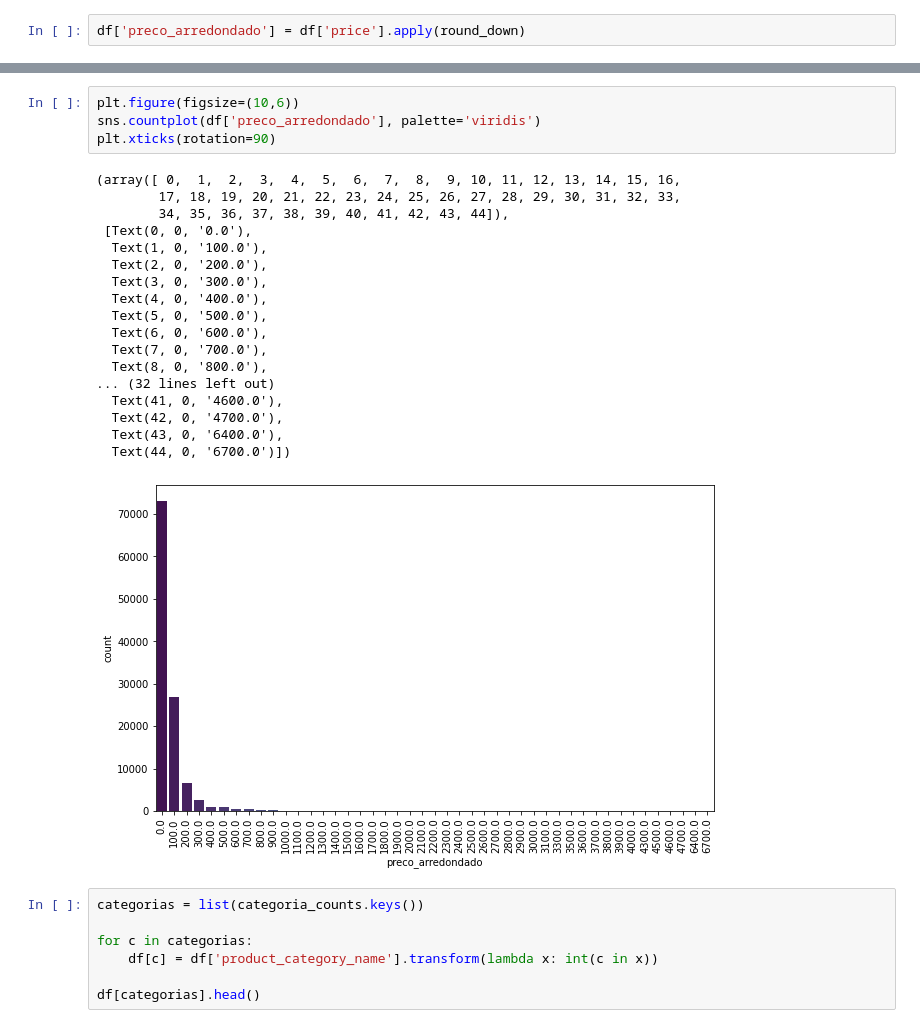
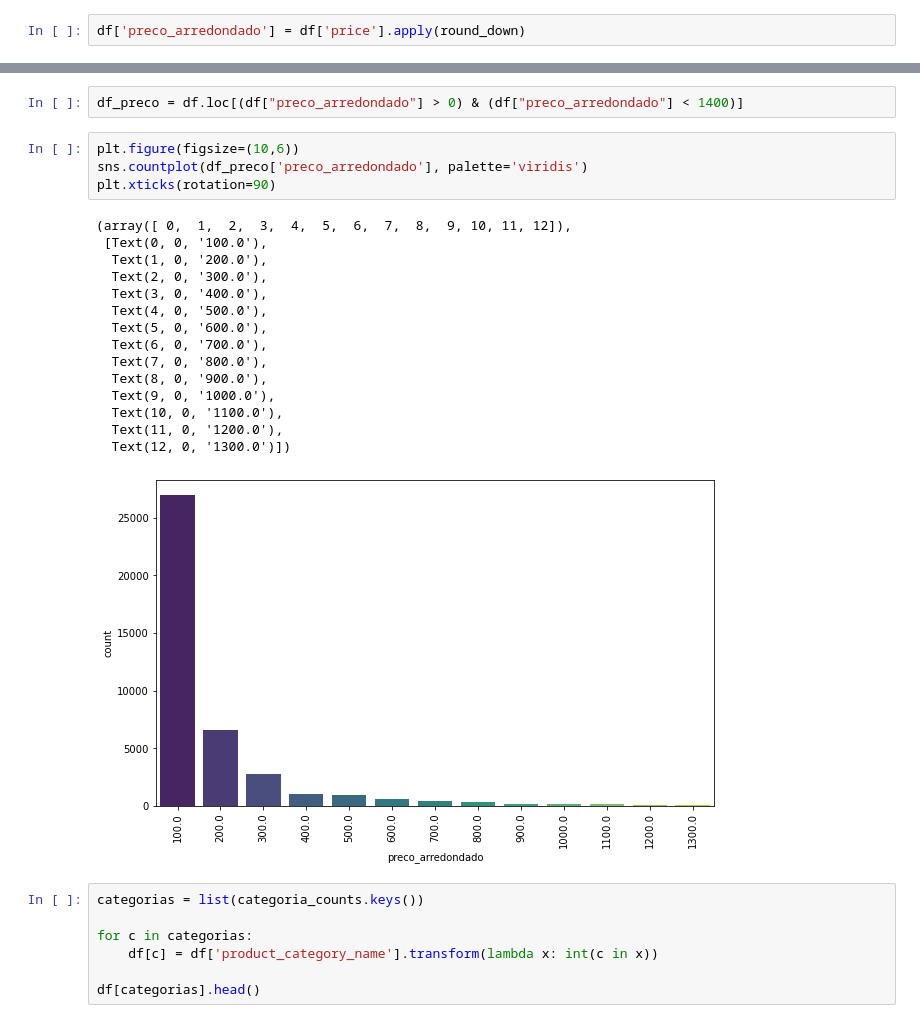
Before and after one commit to arcursino/credit-bureau, a Jupyter notebook: olist/recomendacao-parte2.ipynb, the cells around one changed output, grey strips where cells are left out. Saved outputs shown, nothing was run; the diff lists cells and outputs as text.

```diff
--- a/olist/recomendacao-parte2.ipynb
+++ b/olist/recomendacao-parte2.ipynb
@@ -100,26 +143,25 @@ df['preco_arredondado'] = df['price'].apply(round_down)
+# %%
+df_preco = df.loc[(df["preco_arredondado"] > 0) & (df["preco_arredondado"] < 1400)]
 # %%
 plt.figure(figsize=(10,6))
-sns.countplot(df['preco_arredondado'], palette='viridis')
+sns.countplot(df_preco['preco_arredondado'], palette='viridis')
 plt.xticks(rotation=90)
 # %% [output]
-(array([ 0,  1,  2,  3,  4,  5,  6,  7,  8,  9, 10, 11, 12, 13, 14, 15, 16,
-        17, 18, 19, 20, 21, 22, 23, 24, 25, 26, 27, 28, 29, 30, 31, 32, 33,
-        34, 35, 36, 37, 38, 39, 40, 41, 42, 43, 44]),
- [Text(0, 0, '0.0'),
-  Text(1, 0, '100.0'),
-  Text(2, 0, '200.0'),
-  Text(3, 0, '300.0'),
-  Text(4, 0, '400.0'),
-  Text(5, 0, '500.0'),
-  Text(6, 0, '600.0'),
-  Text(7, 0, '700.0'),
-  Text(8, 0, '800.0'),
-... (32 lines left out)
-  Text(41, 0, '4600.0'),
-  Text(42, 0, '4700.0'),
-  Text(43, 0, '6400.0'),
-  Text(44, 0, '6700.0')])
+(array([ 0,  1,  2,  3,  4,  5,  6,  7,  8,  9, 10, 11, 12]),
+ [Text(0, 0, '100.0'),
+  Text(1, 0, '200.0'),
+  Text(2, 0, '300.0'),
+  Text(3, 0, '400.0'),
+  Text(4, 0, '500.0'),
+  Text(5, 0, '600.0'),
+  Text(6, 0, '700.0'),
+  Text(7, 0, '800.0'),
+  Text(8, 0, '900.0'),
+  Text(9, 0, '1000.0'),
+  Text(10, 0, '1100.0'),
+  Text(11, 0, '1200.0'),
+  Text(12, 0, '1300.0')])
-[figure, old version]
+[figure, new version]
 # %%
 categorias = list(categoria_counts.keys())
 
```
Also changed, not shown: parts of 7 cells of this notebook.
